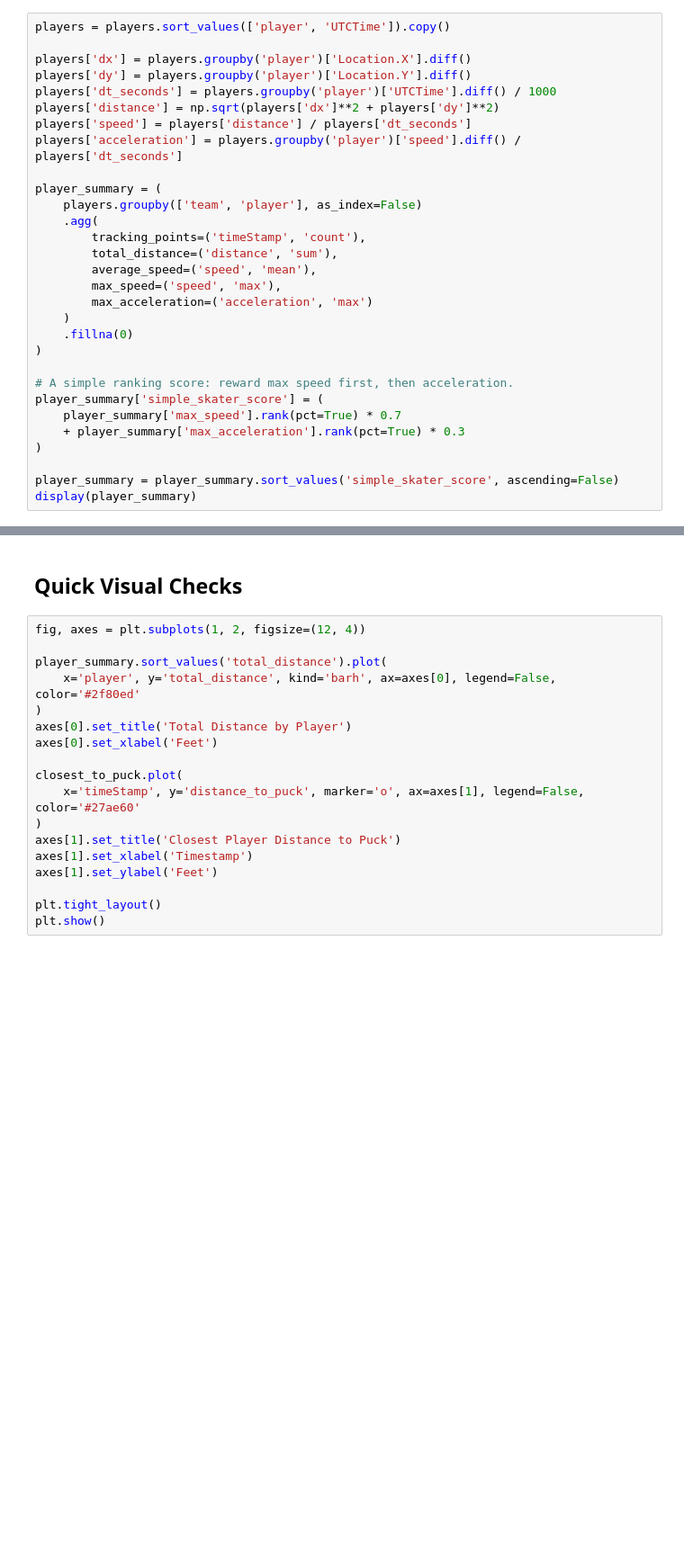
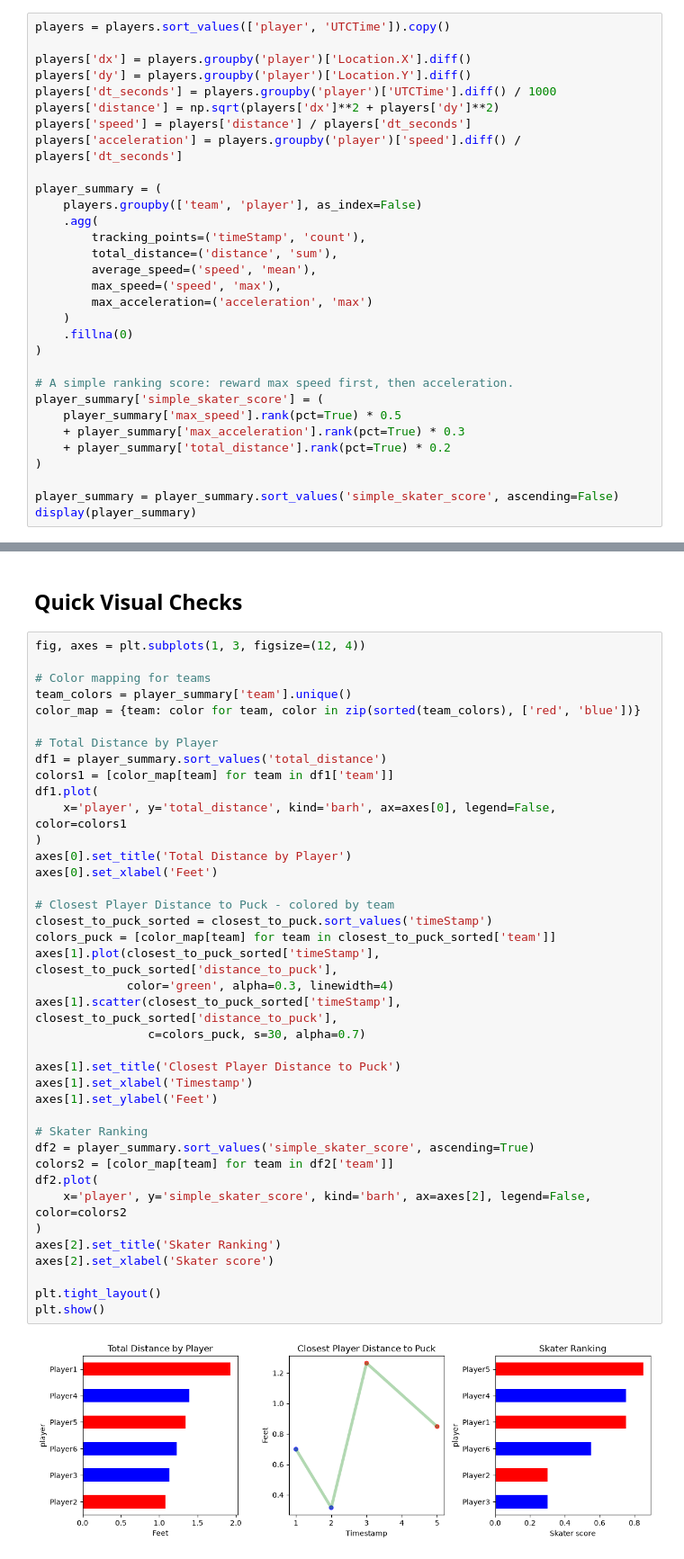
Before and after one commit to ParagonVantage/SPORT_TECH_PROJECTS, a Jupyter notebook: NHL_calculations.ipynb, the cells around one changed output, grey strips where cells are left out. Shown at 90% size. Cells and saved outputs as stored; diff of their text form; blank space fills up the shorter version.

```diff
--- a/NHL_calculations.ipynb
+++ b/NHL_calculations.ipynb
@@ -63,8 +73,9 @@ player_summary = (
 
 # A simple ranking score: reward max speed first, then acceleration.
 player_summary['simple_skater_score'] = (
-    player_summary['max_speed'].rank(pct=True) * 0.7
+    player_summary['max_speed'].rank(pct=True) * 0.5
     + player_summary['max_acceleration'].rank(pct=True) * 0.3
+    + player_summary['total_distance'].rank(pct=True) * 0.2
 )
 
 player_summary = player_summary.sort_values('simple_skater_score', ascending=False)
@@ -120,20 +152,43 @@ display(team_possession_estimate)
 # %% [markdown]
 ## Quick Visual Checks
 # %%
-fig, axes = plt.subplots(1, 2, figsize=(12, 4))
+fig, axes = plt.subplots(1, 3, figsize=(12, 4))
 
-player_summary.sort_values('total_distance').plot(
-    x='player', y='total_distance', kind='barh', ax=axes[0], legend=False, color='#2f80ed'
+# Color mapping for teams
+team_colors = player_summary['team'].unique()
+color_map = {team: color for team, color in zip(sorted(team_colors), ['red', 'blue'])}
+
+# Total Distance by Player
+df1 = player_summary.sort_values('total_distance')
+colors1 = [color_map[team] for team in df1['team']]
+df1.plot(
+    x='player', y='total_distance', kind='barh', ax=axes[0], legend=False, color=colors1
 )
 axes[0].set_title('Total Distance by Player')
 axes[0].set_xlabel('Feet')
 
-closest_to_puck.plot(
-    x='timeStamp', y='distance_to_puck', marker='o', ax=axes[1], legend=False, color='#27ae60'
-)
+# Closest Player Distance to Puck - colored by team
+closest_to_puck_sorted = closest_to_puck.sort_values('timeStamp')
+colors_puck = [color_map[team] for team in closest_to_puck_sorted['team']]
+axes[1].plot(closest_to_puck_sorted['timeStamp'], closest_to_puck_sorted['distance_to_puck'],
+             color='green', alpha=0.3, linewidth=4)
+axes[1].scatter(closest_to_puck_sorted['timeStamp'], closest_to_puck_sorted['distance_to_puck'],
+                c=colors_puck, s=30, alpha=0.7)
+
 axes[1].set_title('Closest Player Distance to Puck')
 axes[1].set_xlabel('Timestamp')
 axes[1].set_ylabel('Feet')
 
+# Skater Ranking
+df2 = player_summary.sort_values('simple_skater_score', ascending=True)
+colors2 = [color_map[team] for team in df2['team']]
+df2.plot(
+    x='player', y='simple_skater_score', kind='barh', ax=axes[2], legend=False, color=colors2
+)
+axes[2].set_title('Skater Ranking')
+axes[2].set_xlabel('Skater score')
+
 plt.tight_layout()
 plt.show()
+# %% [output]
+[figure, added]
```
Also changed, not shown: parts of 4 cells of this notebook, 1 other file.
